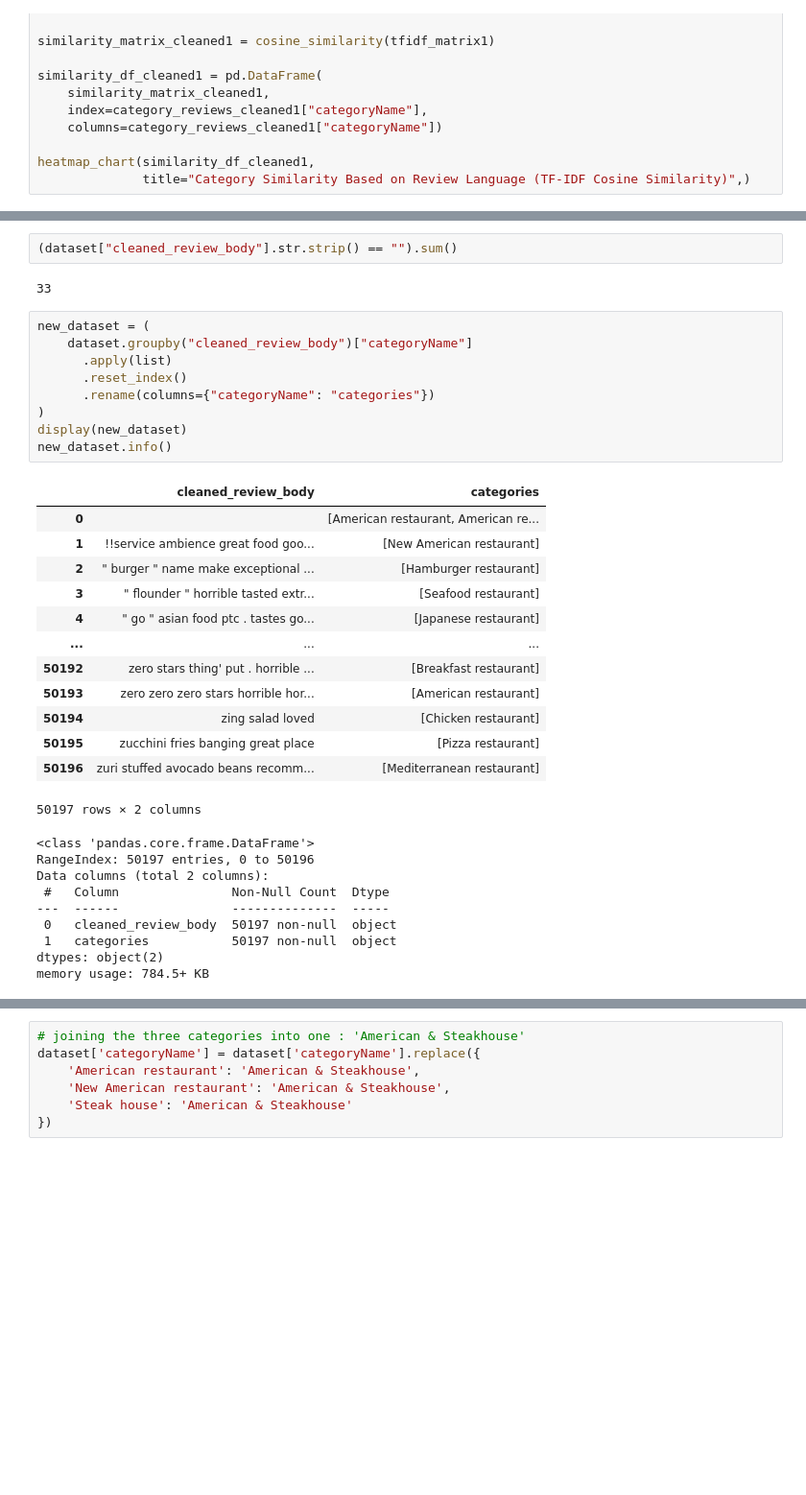
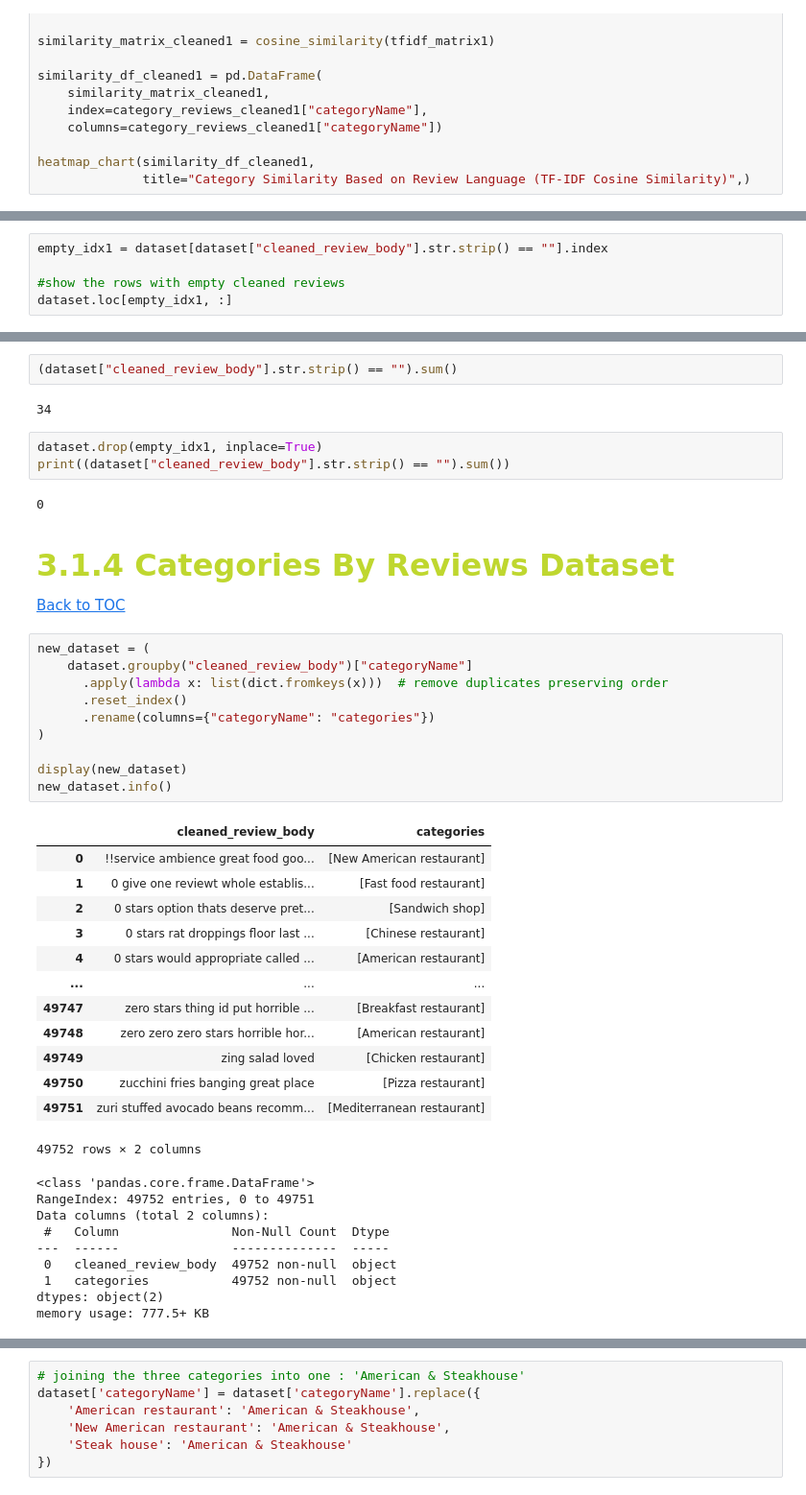
Before and after one commit to beatrizmarques2005/text_mining_in_reviews, a Jupyter notebook: notebooks/03_multilabel_classification.ipynb, the cells around one changed output, grey strips where cells are left out. Shown at 96% size. Cells and saved outputs as stored; diff of their text form; blank space fills up the shorter version.

```diff
--- a/notebooks/03_multilabel_classification.ipynb
+++ b/notebooks/03_multilabel_classification.ipynb
@@ -312,0 +394,5 @@ heatmap_chart(similarity_df_cleaned1,
+# %%
+empty_idx1 = dataset[dataset["cleaned_review_body"].str.strip() == ""].index
+
+#show the rows with empty cleaned reviews
+dataset.loc[empty_idx1, :]
@@ -313,36 +417,46 @@ heatmap_chart(similarity_df_cleaned1,
+# %%
+(dataset["cleaned_review_body"].str.strip() == "").sum()
+# %% [output]
+34
 # %%
-(dataset["cleaned_review_body"].str.strip() == "").sum()
+dataset.drop(empty_idx1, inplace=True)
+print((dataset["cleaned_review_body"].str.strip() == "").sum())
 # %% [output]
-33
+0
+# %% [markdown]
+### <font color='#BFD72F' size=6>3.1.4 Categories By Reviews Dataset</font> <a class="anchor" id="P3.1.3"></a>
+
+[Back to TOC](#toc)
 # %%
 new_dataset = (
     dataset.groupby("cleaned_review_body")["categoryName"]
-      .apply(list)
+      .apply(lambda x: list(dict.fromkeys(x)))  # remove duplicates preserving order
       .reset_index()
       .rename(columns={"categoryName": "categories"})
 )
+
 display(new_dataset)
 new_dataset.info()
 # %% [output]
 |  | cleaned_review_body | categories |
-| 0 |  | [American restaurant, American re... |
-| 1 | !!service ambience great food goo... | [New American restaurant] |
-| 2 | " burger " name make exceptional ... | [Hamburger restaurant] |
-| 3 | " flounder " horrible tasted extr... | [Seafood restaurant] |
-| 4 | " go " asian food ptc . tastes go... | [Japanese restaurant] |
+| 0 | !!service ambience great food goo... | [New American restaurant] |
+| 1 | 0 give one reviewt whole establis... | [Fast food restaurant] |
+| 2 | 0 stars option thats deserve pret... | [Sandwich shop] |
+| 3 | 0 stars rat droppings floor last ... | [Chinese restaurant] |
+| 4 | 0 stars would appropriate called ... | [American restaurant] |
 | ... | ... | ... |
-| 50192 | zero stars thing' put . horrible ... | [Breakfast restaurant] |
-| 50193 | zero zero zero stars horrible hor... | [American restaurant] |
-| 50194 | zing salad loved | [Chicken restaurant] |
-| 50195 | zucchini fries banging great place | [Pizza restaurant] |
-| 50196 | zuri stuffed avocado beans recomm... | [Mediterranean restaurant] |
+| 49747 | zero stars thing id put horrible ... | [Breakfast restaurant] |
+| 49748 | zero zero zero stars horrible hor... | [American restaurant] |
+| 49749 | zing salad loved | [Chicken restaurant] |
+| 49750 | zucchini fries banging great place | [Pizza restaurant] |
+| 49751 | zuri stuffed avocado beans recomm... | [Mediterranean restaurant] |
-50197 rows × 2 columns
+49752 rows × 2 columns
 <class 'pandas.core.frame.DataFrame'>
-RangeIndex: 50197 entries, 0 to 50196
+RangeIndex: 49752 entries, 0 to 49751
 Data columns (total 2 columns):
  #   Column               Non-Null Count  Dtype
 ---  ------               --------------  -----
- 0   cleaned_review_body  50197 non-null  object
- 1   categories           50197 non-null  object
+ 0   cleaned_review_body  49752 non-null  object
+ 1   categories           49752 non-null  object
 dtypes: object(2)
-memory usage: 784.5+ KB
+memory usage: 777.5+ KB
```
Also changed, not shown: parts of 18 cells of this notebook.
